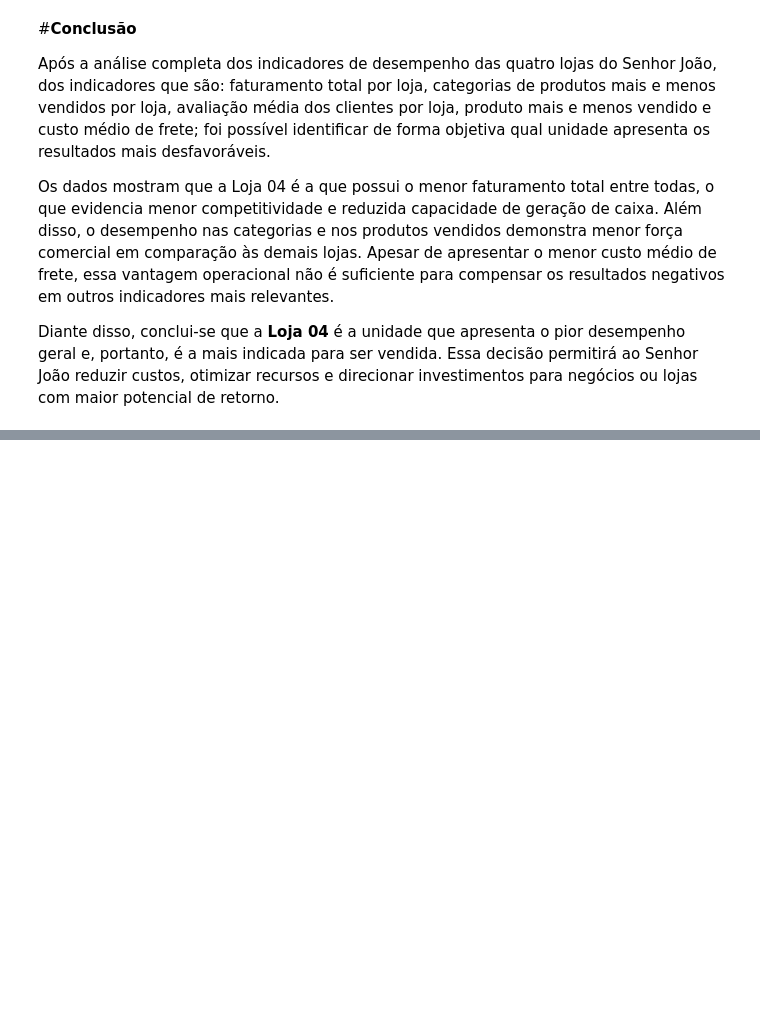
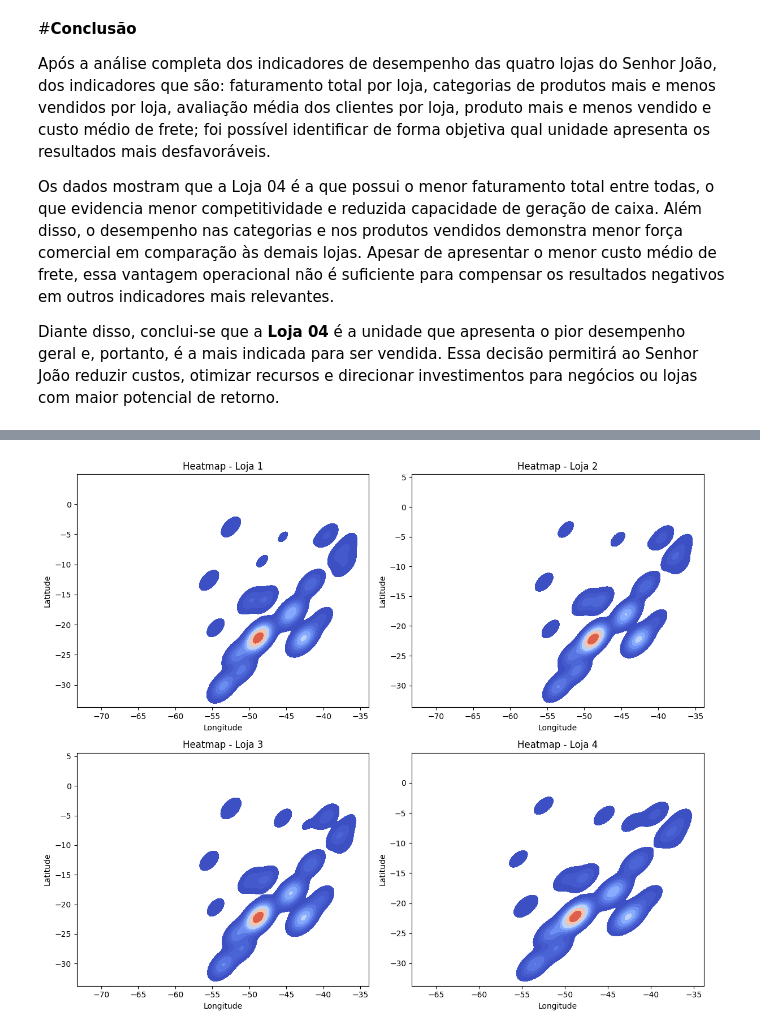
Before and after one commit to Arnaldo-Algave/challenge_Alura_store, a Jupyter notebook: AluraStoreBrasil.ipynb, the cells around one changed output, grey strips where cells are left out. Cells and saved outputs as stored; diff of their text form; code cells hidden in the pictures; blank space fills up the shorter version.

```diff
--- a/AluraStoreBrasil.ipynb
+++ b/AluraStoreBrasil.ipynb
@@ -269,0 +319,20 @@ Diante disso, conclui-se que a **Loja 04** é a unidade que apresenta o pior des
+# %%
+plt.figure(figsize=(12,10))
+
+for idx, (loja_nome, dados) in enumerate(lojas_unificadas.groupby('Loja'), 1):
+    plt.subplot(2,2,idx)
+    sns.kdeplot(
+        x=dados['lon'],
+        y=dados['lat'],
+        cmap="coolwarm",
+        fill=True,
+        bw_adjust=0.8
+    )
+    plt.title(f"Heatmap - {loja_nome}")
+    plt.xlabel("Longitude")
+    plt.ylabel("Latitude")
+
+plt.tight_layout()
+plt.show()
+# %% [output]
+[figure, added]
```
Also changed, not shown: parts of 5 cells of this notebook.
